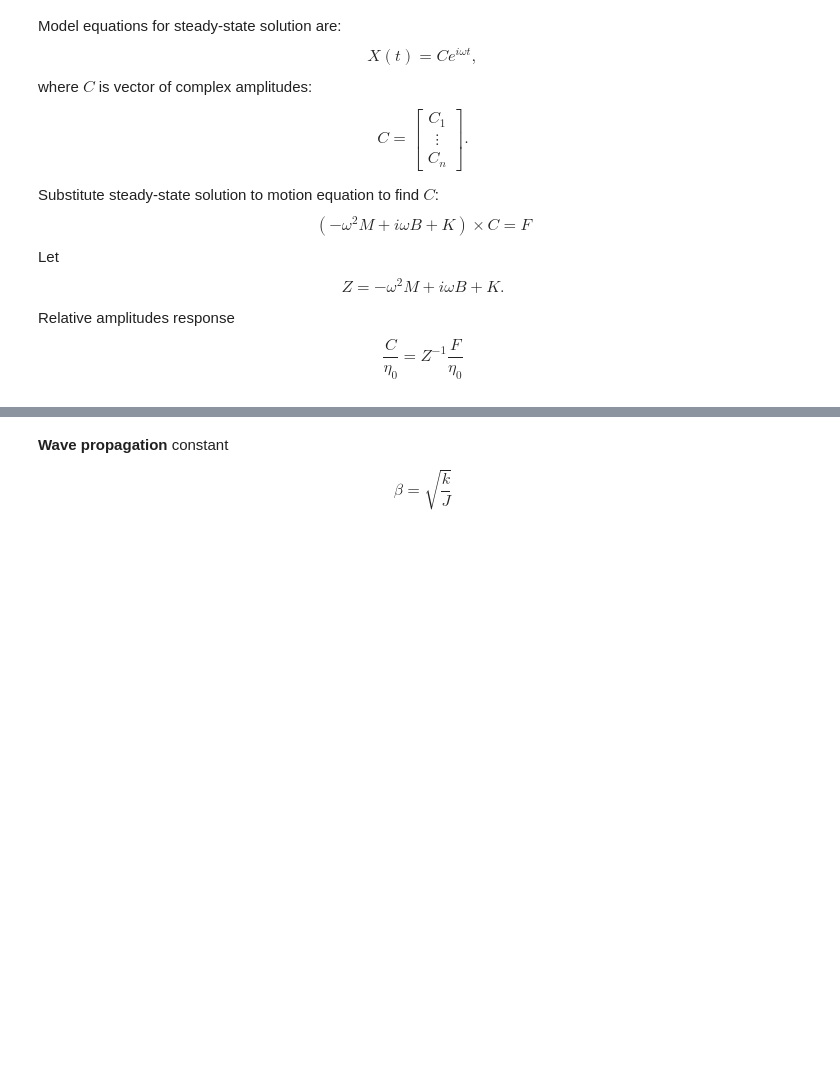
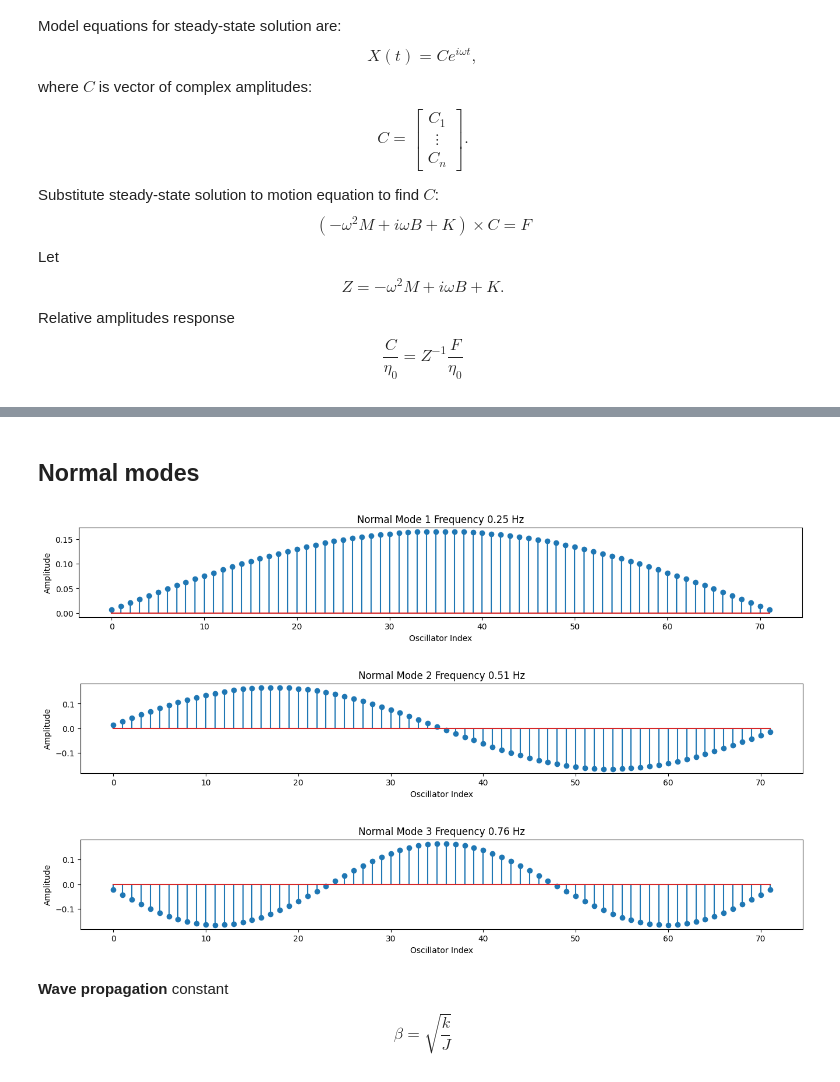
Before and after one commit to evgeny-kolonsky/Lab3_MW, a Jupyter notebook: Lab3_MW.ipynb, the cells around one changed output, grey strips where cells are left out. Saved outputs shown, nothing was run; the diff lists cells and outputs as text; code cells hidden in the pictures; blank space fills up the shorter version.

Commit message:
v.0.1.16 first normal modes

```diff
--- a/Lab3_MW.ipynb
+++ b/Lab3_MW.ipynb
@@ -185,3 +185,26 @@ plt.xlim(0, 3)
+# %% [markdown]
+## Normal modes
+# %%
+lambdas, E = LA.eig(Km)
+ix = np.argsort(lambdas)
+lambdas = lambdas[ix]
+E = E[:, ix]
+omega = np.sqrt(lambdas)
+
+freqs = np.real(omega) / 2 / np.pi
+
+# Plotting few first  normal modes
+for i in range(3):
+    plt.figure(figsize=(16, 2))
+    plt.stem(E[:, i].real, '.')  # Plotting the real part of the eigenvector
+    plt.title(f"Normal Mode {i+1} Frequency {freqs[i]:.2f} Hz")
+    plt.xlabel("Oscillator Index")
+    plt.ylabel("Amplitude")
+    plt.show()
+# %% [output]
+[figure, added]
+[figure, added]
+[figure, added]
 # %% [markdown]
 **Wave propagation** constant
 
```
Also changed, not shown: parts of 3 cells of this notebook.
